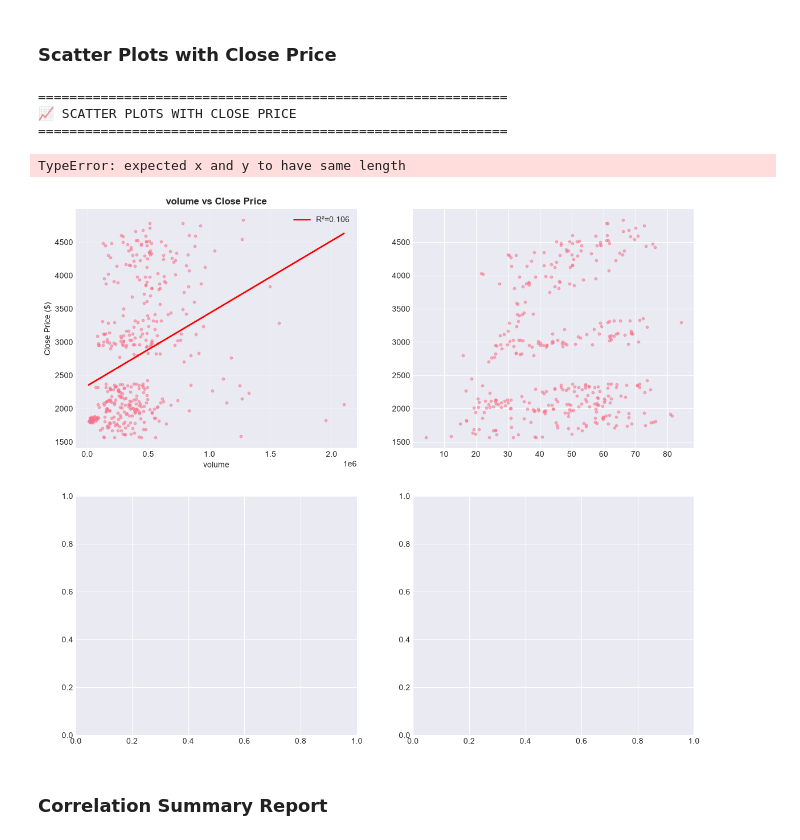
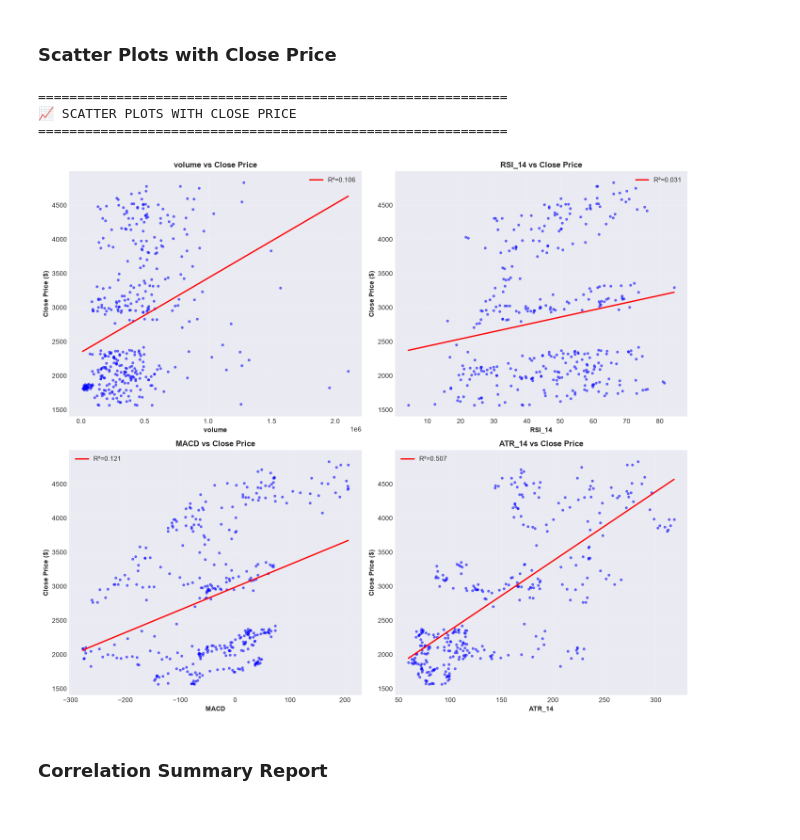
Before and after one commit to sachinchakrawarti/myprojets, a Jupyter notebook: projects/ethereum/manually/server/notebooks/ohlcv/notebooks/01_eda_exploratory_data_analysis/03_correlation_analysis.ipynb, the cells around one changed output. Cells and saved outputs as stored; diff of their text form; code cells hidden in the pictures.

```diff
--- a/projects/ethereum/manually/server/notebooks/ohlcv/notebooks/01_eda_exploratory_data_analysis/03_correlation_analysis.ipynb
+++ b/projects/ethereum/manually/server/notebooks/ohlcv/notebooks/01_eda_exploratory_data_analysis/03_correlation_analysis.ipynb
@@ -360,51 +360,73 @@ else:
 
 print("=" * 60)
 print("📈 SCATTER PLOTS WITH CLOSE PRICE")
 print("=" * 60)
 
 # Select features to plot against close price
 scatter_features = []
 for col in ['volume', 'RSI_14', 'MACD', 'ATR_14']:
     if col in df.columns:
         scatter_features.append(col)
 
 if scatter_features:
-    fig, axes = plt.subplots(2, 2, figsize=(14, 12))
-    axes = axes.flatten()
+    # Calculate number of rows needed
+    n_features = len(scatter_features)
+    n_cols = 2
+    n_rows = (n_features + n_cols - 1) // n_cols
+
+    fig, axes = plt.subplots(n_rows, n_cols, figsize=(14, 6*n_rows))
+    if n_rows == 1:
+        axes = axes.flatten()
+    else:
+        axes = axes.flatten()
 
     for idx, feature in enumerate(scatter_features):
         if idx < len(axes):
             ax = axes[idx]
-            # Scatter plot
-            ax.scatter(df[feature], df['close'], alpha=0.5, s=10)
 
-            # Add trend line
-            z = np.polyfit(df[feature].dropna(), df['close'].dropna(), 1)
-            p = np.poly1d(z)
-            ax.plot(df[feature].sort_values(),
-                   p(df[feature].sort_values()),
-                   color='red', linewidth=2, label=f'R²={np.corrcoef(df[feature].dropna(), df["close"].dropna())[0,1]**2:.3f}')
+            # Create a clean dataset with both columns non-null
+            clean_data = df[[feature, 'close']].dropna()
 
-            ax.set_xlabel(feature)
-            ax.set_ylabel('Close Price ($)')
-            ax.set_title(f'{feature} vs Close Price', fontweight='bold')
-            ax.legend()
-            ax.grid(True, alpha=0.3)
+            if len(clean_data) > 1:
+                x = clean_data[feature]
+                y = clean_data['close']
+
+                # Scatter plot
+                ax.scatter(x, y, alpha=0.5, s=10, color='blue')
+
+                # Add trend line
+                try:
+                    z = np.polyfit(x, y, 1)
+                    p = np.poly1d(z)
+                    x_sorted = np.sort(x)
+                    ax.plot(x_sorted, p(x_sorted), color='red', linewidth=2,
+                           label=f'R²={np.corrcoef(x, y)[0,1]**2:.3f}')
+                except Exception as e:
+                    print(f"⚠️  Could not fit trend line for {feature}: {e}")
+
+                ax.set_xlabel(feature, fontweight='bold')
+                ax.set_ylabel('Close Price ($)', fontweight='bold')
+                ax.set_title(f'{feature} vs Close Price', fontweight='bold', fontsize=12)
+                ax.legend()
+                ax.grid(True, alpha=0.3)
+            else:
+                ax.text(0.5, 0.5, f'Insufficient data for {feature}',
+                       ha='center', va='center', transform=ax.transAxes)
+                ax.set_title(f'{feature} vs Close Price', fontweight='bold')
 
     # Remove empty subplots
-    for idx in range(len(scatter_features), len(axes)):
+    for idx in range(n_features, len(axes)):
         fig.delaxes(axes[idx])
 
     plt.tight_layout()
     plt.show()
 else:
     print("⚠️  No scatter plot features available")
 # %% [output]
 ============================================================
 📈 SCATTER PLOTS WITH CLOSE PRICE
 ============================================================
-TypeError: expected x and y to have same length
-[figure, old version]
+[figure, new version]
 # %% [markdown]
 ### Correlation Summary Report
 # %%
```
Also changed, not shown: 2 other files.
